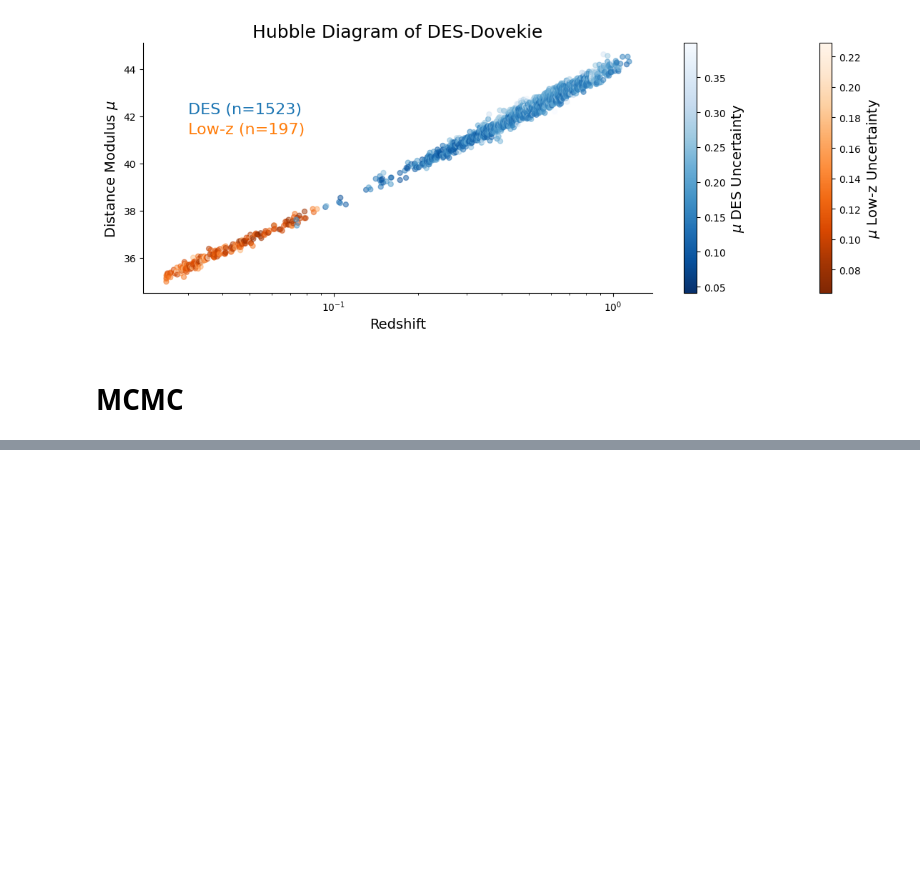
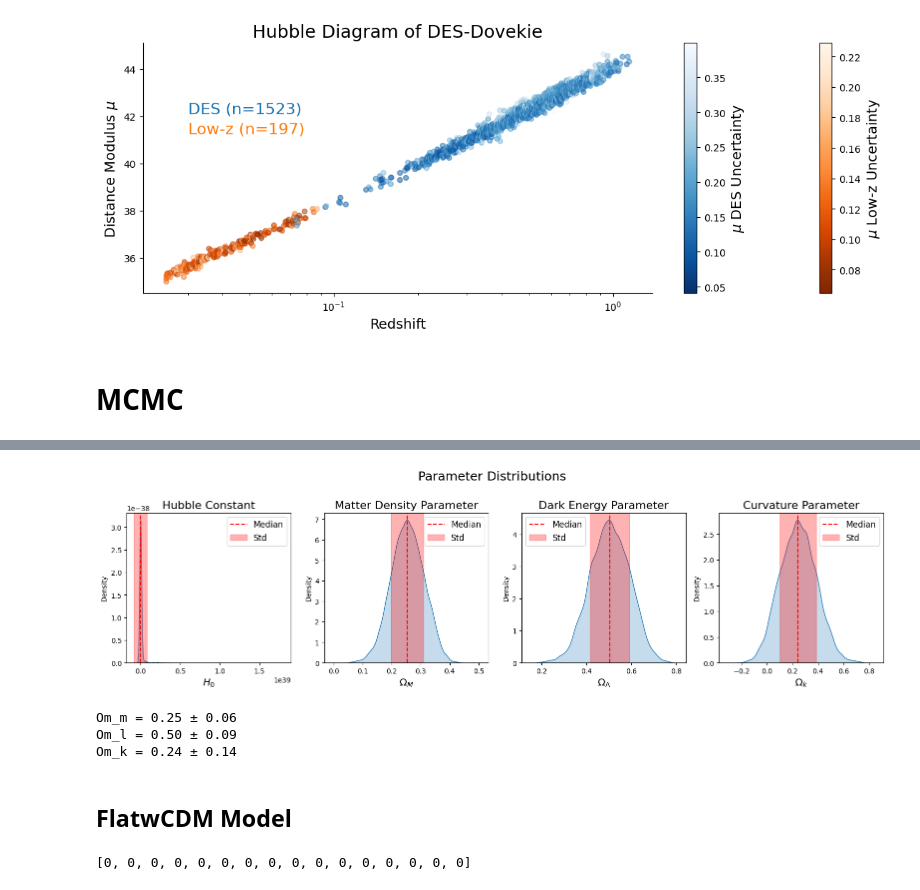
Before and after one commit to MagicalBean/DES_MCMC, a Jupyter notebook: workthrough.ipynb, the cells around one changed output, grey strips where cells are left out. Saved outputs shown, nothing was run; the diff lists cells and outputs as text; code cells hidden in the pictures; blank space fills up the shorter version.

```diff
--- a/workthrough.ipynb
+++ b/workthrough.ipynb
@@ -199 +123,41 @@ print([ln_prior(x) for x in p0])
+# %%
+fig, axs = plt.subplots(1, 4, figsize=(16, 4.6))
+
+titles = ['Hubble Constant', 'Matter Density Parameter', 'Dark Energy Parameter', 'Curvature Parameter']
+x_labels = [r'$H_0$', r'$\Omega_M$', r'$\Omega_\Lambda$', r'$\Omega_k$']
+for i in range(0, 4):
+    sns.kdeplot(lcdm_sampler.burned.iloc[:,i], fill=True, ax=axs[i])
+    axs[i].set_xlabel(x_labels[i], size=14)
+    axs[i].set_title(titles[i], size=16)
+    median = np.median(lcdm_sampler.burned.iloc[:,i])
+    std = np.std(lcdm_sampler.burned.iloc[:,i])
+    axs[i].axvline(median, color='red', linestyle='dashed', label='Median')
+    axs[i].axvspan(median-std, median+std, color='red', alpha=0.3, label='Std')
+    axs[i].legend(fontsize=12)
+
+fig.suptitle('Parameter Distributions', size=18)
+plt.tight_layout()
+plt.show()
+# %% [output]
+[figure, added]
+# %%
+print(f"Om_m = {lcdm_sampler.burned['Om_m'].median():.2f} ± {lcdm_sampler.burned['Om_m'].std():.2f}")
+print(f"Om_l = {lcdm_sampler.burned['Om_l'].median():.2f} ± {lcdm_sampler.burned['Om_l'].std():.2f}")
+print(f"Om_k = {lcdm_sampler.burned['Om_k'].median():.2f} ± {lcdm_sampler.burned['Om_k'].std():.2f}")
+# %% [output]
+Om_m = 0.25 ± 0.06
+Om_l = 0.50 ± 0.09
+Om_k = 0.24 ± 0.14
+# %% [markdown]
+## FlatwCDM Model
+# %%
+fwcdm_sampler = CosmologyMCMC(FlatwCDMModel(), df)
+
+n_walkers = 16
+n_iterations = 2000
+p0 = np.random.multivariate_normal(mean=[73, 0.3, 0], cov=np.diag([1, 1e-12, 1e-12]), size=n_walkers)
+
+fwcdm_sampler.test_priors(p0)
+# %% [output]
+[0, 0, 0, 0, 0, 0, 0, 0, 0, 0, 0, 0, 0, 0, 0, 0]
 # %%
```
Also changed, not shown: parts of 23 cells of this notebook, 30 other files.
